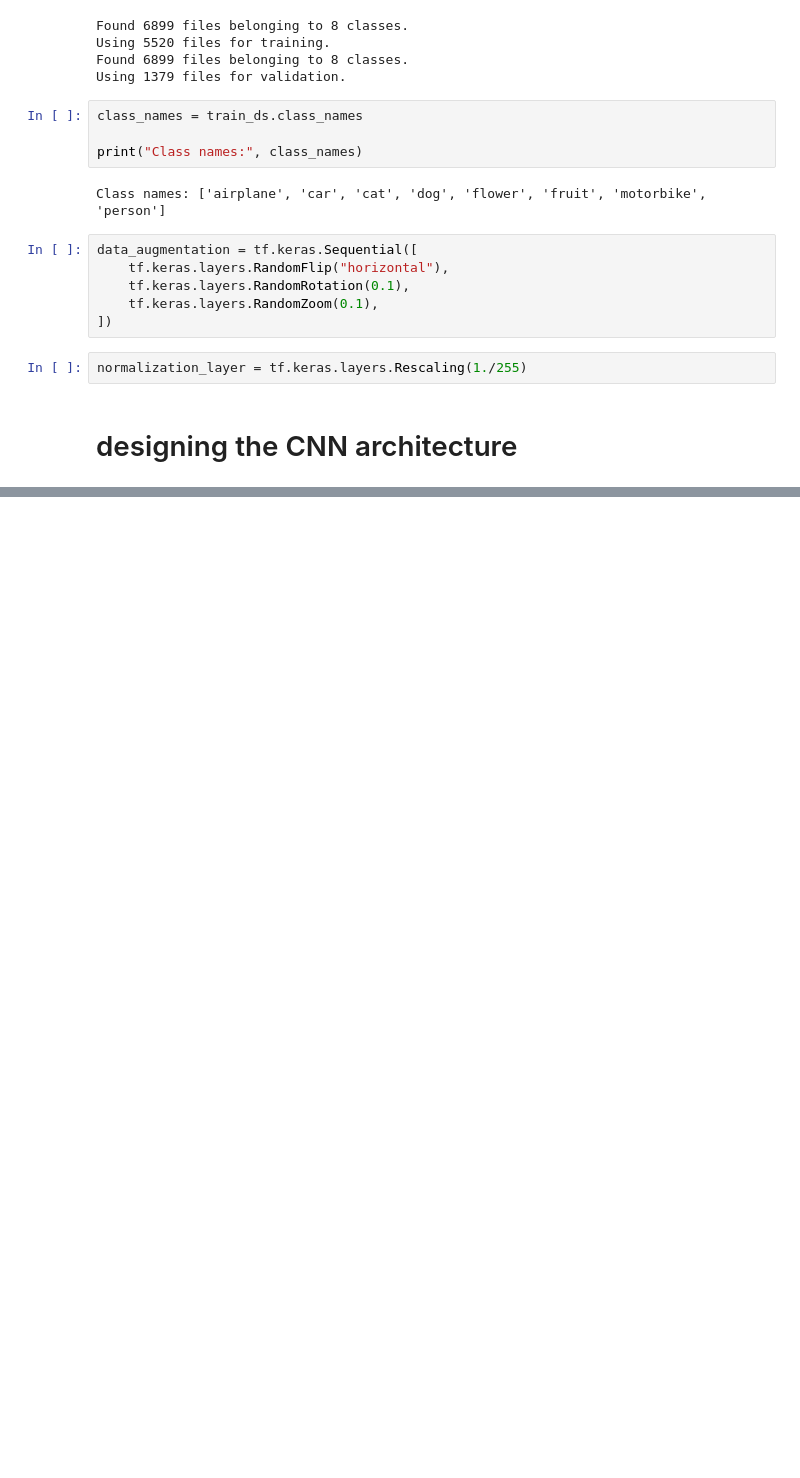
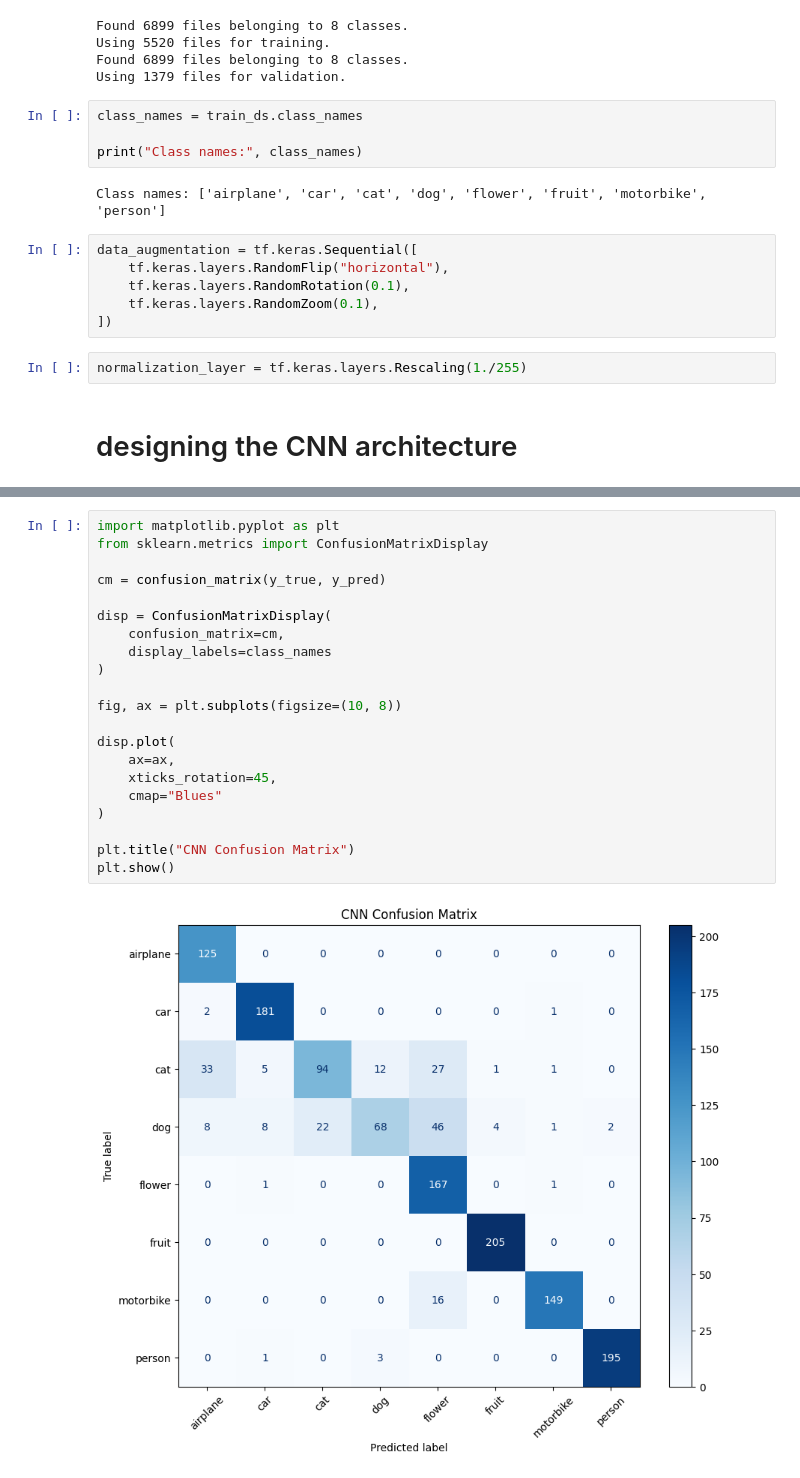
Before and after one commit to Ansarss/Ai_learning_experiments, a Jupyter notebook: Image_Classification_with_Convolutional_Neural_Networks.ipynb, the cells around one changed output, grey strips where cells are left out. Saved outputs shown, nothing was run; the diff lists cells and outputs as text; blank space fills up the shorter version.

```diff
--- a/Image_Classification_with_Convolutional_Neural_Networks.ipynb
+++ b/Image_Classification_with_Convolutional_Neural_Networks.ipynb
@@ -140,0 +293,23 @@ normalization_layer = tf.keras.layers.Rescaling(1./255)
+# %%
+import matplotlib.pyplot as plt
+from sklearn.metrics import ConfusionMatrixDisplay
+
+cm = confusion_matrix(y_true, y_pred)
+
+disp = ConfusionMatrixDisplay(
+    confusion_matrix=cm,
+    display_labels=class_names
+)
+
+fig, ax = plt.subplots(figsize=(10, 8))
+
+disp.plot(
+    ax=ax,
+    xticks_rotation=45,
+    cmap="Blues"
+)
+
+plt.title("CNN Confusion Matrix")
+plt.show()
+# %% [output]
+[figure, added]
```
Also changed, not shown: parts of 8 cells of this notebook.
